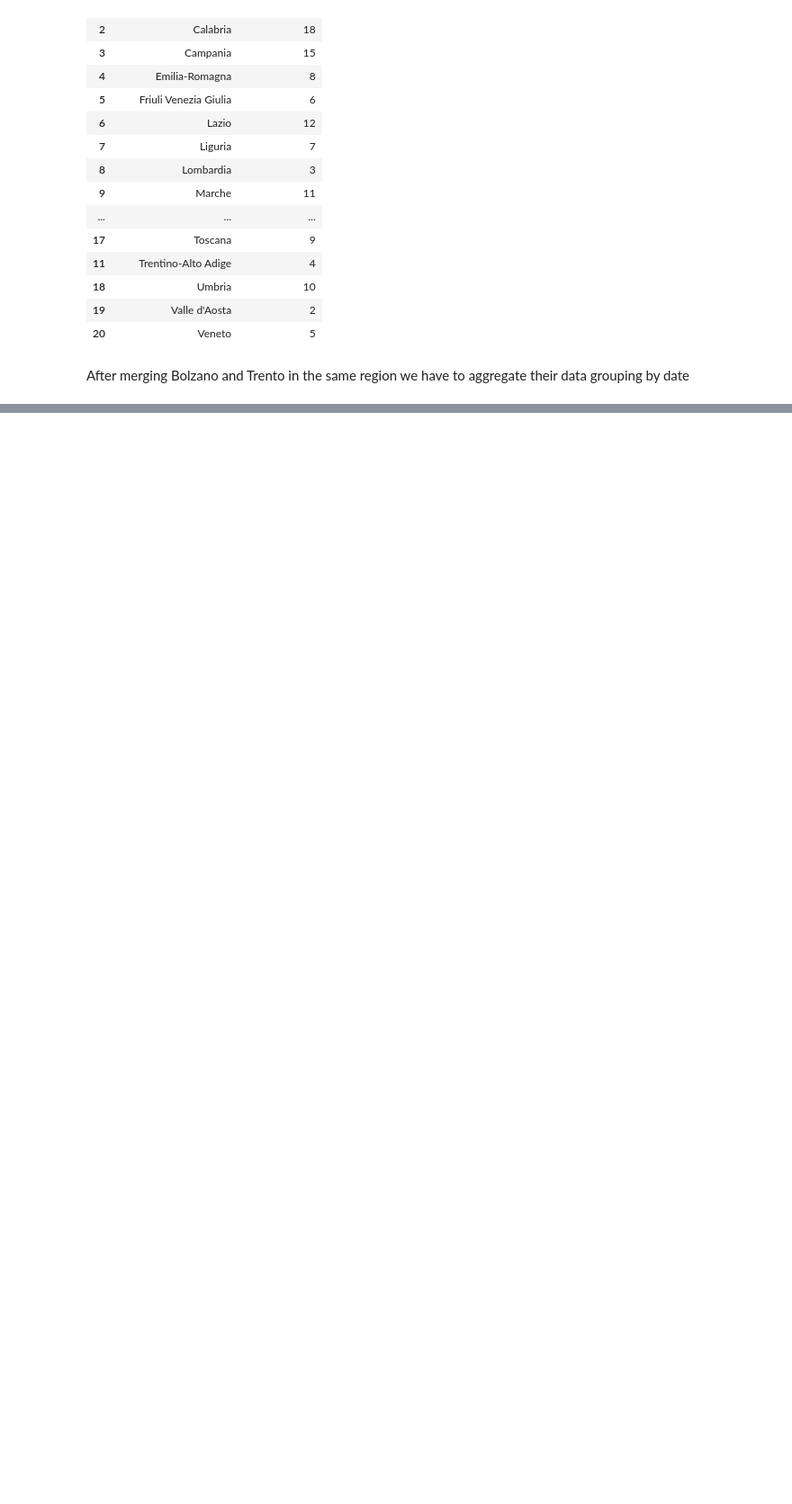
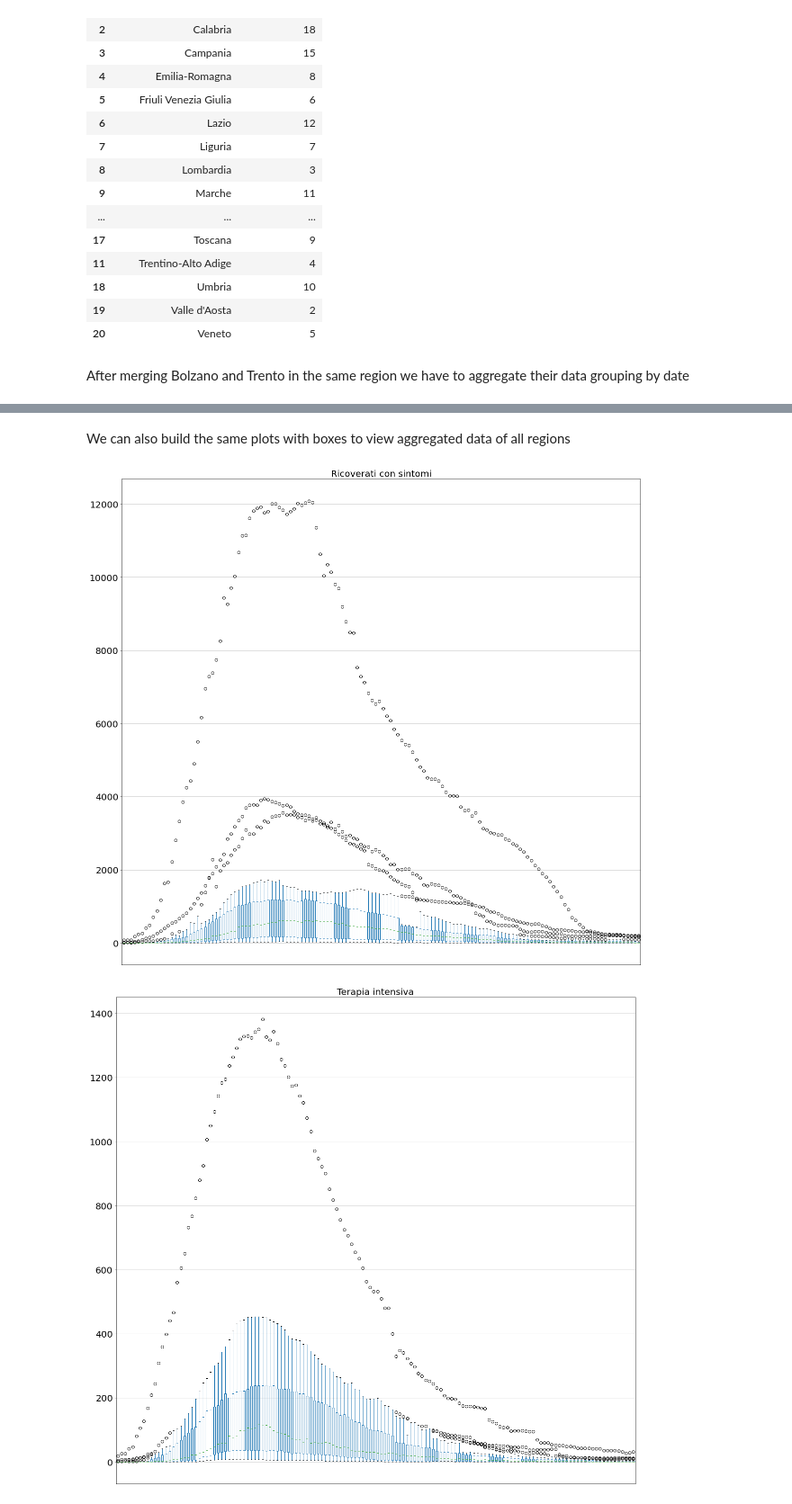
Before and after one commit to valentino-marano/MassiveData, a Jupyter notebook: marano-marano.ipynb, the cells around one changed output, grey strips where cells are left out. Shown at 90% size. Drawn from its saved outputs; the diff is of its cells as text; code cells hidden in the pictures; blank space fills up the shorter version.

```diff
--- a/marano-marano.ipynb
+++ b/marano-marano.ipynb
@@ -833,0 +682,13 @@ The more graphics, descriptions and Pandas manipulation you experiment the bette
+# %% [markdown]
+We can also build the same plots with boxes to view aggregated data of all regions
+# %%
+%matplotlib inline
+for column in regions.columns[6:-1]:
+    ax = regions[['data', column]].boxplot(by = 'data', figsize = (20, 20), fontsize = 20)
+    ax.xaxis.set_major_locator(plt.NullLocator())
+    ax.set_title(column.replace('_', ' ').capitalize(), size = 20)
+    ax.get_figure().suptitle("")
+    ax.xaxis.set_label_text("")
+# %% [output]
+[figure, added]
+[figure, added]
```
Also changed, not shown: parts of 72 cells of this notebook, 2 other files.
